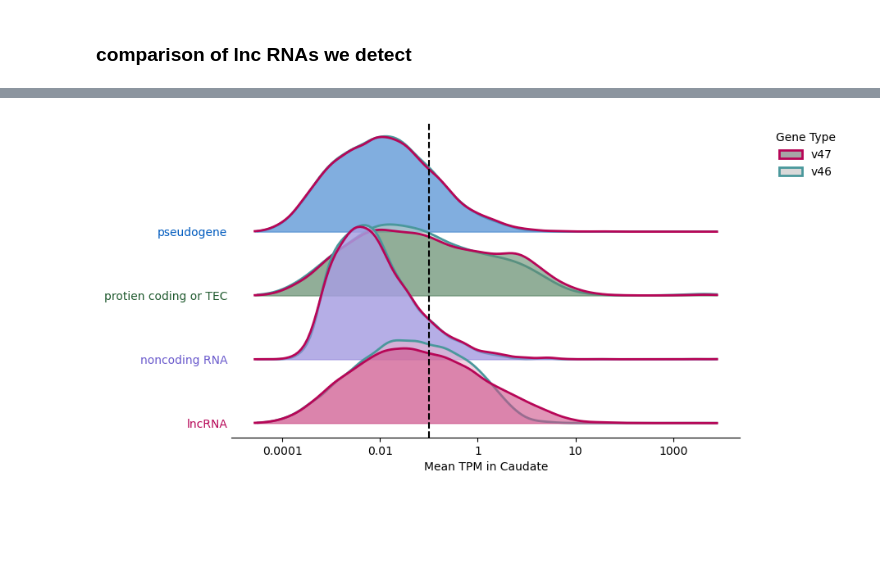
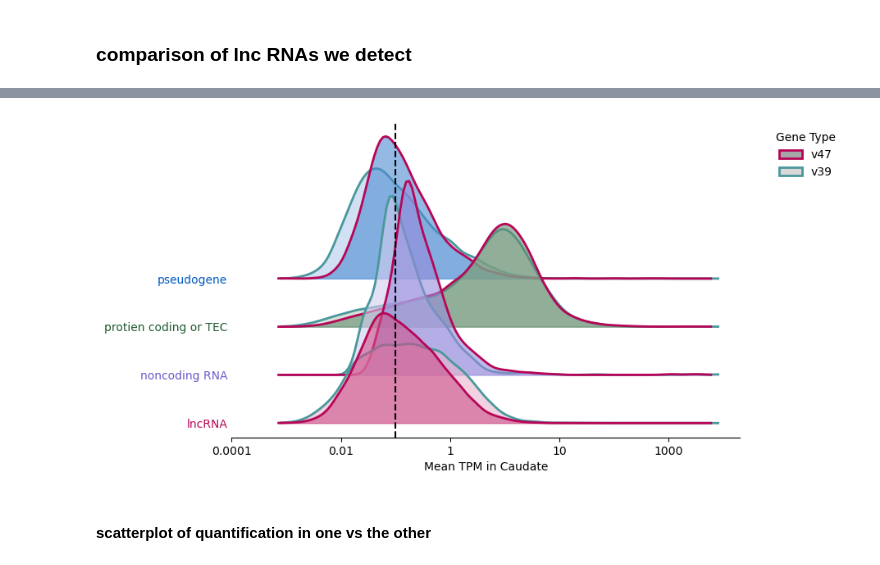
Before and after one commit to danielnachun/gtex-gencode47, a Jupyter notebook: notebooks/analyze_lncrna_quantification.ipynb, the cells around one changed output, grey strips where cells are left out. Saved outputs shown, nothing was run; the diff lists cells and outputs as text; code cells hidden in the pictures; blank space fills up the shorter version.

```diff
--- a/notebooks/analyze_lncrna_quantification.ipynb
+++ b/notebooks/analyze_lncrna_quantification.ipynb
@@ -183,8 +222,11 @@ tpm_v11 = pd.read_csv(v11_quantificaiton_path, sep='\t', skiprows=2)
 # %%
 # get mean tpm for v10
-sample_ids = tpm_v10.columns[2:]
-v10_mean_tpm = pd.DataFrame({'gene_id':tpm_v11['Name'], 'tpm':tpm_v10[sample_ids].mean(axis=1)})
-v10_mean_tpm = pd.merge(left=v10_mean_tpm, right=gencode_v46[['gene_id', 'gene_type_grouped']], on='gene_id', how='left')
+# curretly taking 3 to match the number of test samples
+#TODO update this to be full samples when analyzing caudate
+v10_sample_ids = tpm_v10.columns[2:][:3]
+
+v10_mean_tpm = pd.DataFrame({'gene_id':tpm_v10['Name'], 'tpm':tpm_v10[v10_sample_ids].mean(axis=1)})
+v10_mean_tpm = pd.merge(left=v10_mean_tpm, right=gencode_v39[['gene_id', 'gene_type_grouped']], on='gene_id', how='left')
 v10_mean_tpm['quantified'] = v10_mean_tpm['tpm']>tpm_cutoff
 # %%
 # v10 distribution
@@ -214,30 +257,22 @@ Text(0.15000000000000002, 1879.6049999999998, 'quantified')
 # %%
 # get v11 data
-v11_mean_tpm = pd.DataFrame({'gene_id':tpm_v11['Name'], 'tpm':tpm_v11[sample_ids].mean(axis=1)})
+v11_sample_ids = tpm_v11.columns[2:]
+v11_mean_tpm = pd.DataFrame({'gene_id':tpm_v11['Name'], 'tpm':tpm_v11[v11_sample_ids].mean(axis=1)})
 v11_mean_tpm = pd.merge(left=v11_mean_tpm, right=gencode_v47[['gene_id', 'gene_type_grouped']], on='gene_id', how='left')
 
-if simulate_v11_data:
-    # simulate new data
-    v11_mean_tpm = v10_mean_tpm.sample(len(v10_mean_tpm))
-    # all the old transcripts, with quanitifcation changed
-    v11_mean_tpm['tpm'] = v11_mean_tpm['tpm']*np.random.normal(loc=1, scale=.2, size=v11_mean_tpm['tpm'].shape)
-    num_new=10000
-    new_genes = gencode_v47[~gencode_v47['gene_id'].isin(gencode_v46['gene_id'])].sample(num_new, replace=True)[['gene_id', 'gene_type_grouped']]
-    new_genes['tpm'] = v10_mean_tpm['tpm'].sample(num_new, replace=True).values
-    new_genes = new_genes[~new_genes['gene_type_grouped'].isin(['artifact'])]
-    v11_mean_tpm = pd.concat([v11_mean_tpm, new_genes])
-    v11_mean_tpm['tpm'] = v11_mean_tpm['tpm'].clip(0, v11_mean_tpm['tpm'].max())
-
-
+# get a list of the new lncRNAs
+new_lncrnas = gencode_v47[gencode_v47['gene_type_grouped']=='lncRNA']['gene_id']
+new_lncrnas = new_lncrnas[~new_lncrnas.isin(gencode_v39['gene_id'])]
 # add info about new lncRNAs
-v11_mean_tpm['new_highlight_gene_type'] = np.where((~v11_mean_tpm['gene_id'].isin(gencode_v46['gene_id']))&(v11_mean_tpm['gene_type_grouped']=='lncRNA'), 'new_lncRNA', v11_mean_tpm['gene_type_grouped'])
+v11_mean_tpm['new_highlight_gene_type'] = np.where(v11_mean_tpm['gene_id'].isin(new_lncrnas), 'new_lncRNA', v11_mean_tpm['gene_type_grouped'])
 v11_mean_tpm['quantified'] = v11_mean_tpm['tpm']>tpm_cutoff
 # %%
 # v11 distribution
 fig, ax = plt.subplots(figsize=(8,5))
-sns.histplot(v11_mean_tpm, x='tpm', hue='new_highlight_gene_type', bins=50, log_scale=True, element='step', fill=True, ax=ax, palette=highlight_gene_type_pal, multiple='stack', alpha=.5)
+sns.histplot(v11_mean_tpm, x='tpm', hue='new_highlight_gene_type', bins=50, log_scale=True, element='step', fill=True, ax=ax, palette=highlight_gene_type_pal, multiple='stack', alpha=.5,
+             hue_order=list(highlight_gene_type_pal.keys()))
 
-ax.set_xlabel('Mean TPM in Caudate', fontsize=12)
+ax.set_xlabel('Mean TPM in test samples', fontsize=12)
 ax.set_ylabel('Count', fontsize=12)
 ax.spines[['top', 'right']].set_visible(False)
 ax.set_title('Gencode v47 Quantification')
@@ -352,7 +387,8 @@ def ridgeline(data, overlap=0, fill=True, use_labels=False, labels=None, n_point
     return ax
 # %%
 ridgeline_grouped_v10 = v10_mean_tpm[v10_mean_tpm['tpm']>0].groupby('gene_type_grouped').agg({'tpm':list}).reset_index()
-ridgeline_grouped_v11 = v11_mean_tpm[v11_mean_tpm['tpm']>0].groupby('gene_type_grouped').agg({'tpm':list}).reset_index()
+# TODO this iloc bit drops aritfact as a category, confirm it is still doing that if input data changes
+ridgeline_grouped_v11 = v11_mean_tpm[v11_mean_tpm['tpm']>0].groupby('gene_type_grouped').agg({'tpm':list}).reset_index().iloc[1:]
 # %%
 def alpha_blending(hex_color, alpha) :
     """ alpha blending as if on the white background.
@@ -367,25 +403,27 @@ gene_type_colors_light = [alpha_blending(gene_type_pal[gene_type], .3) for gene_
 # %%
 pretty_ylabels = [label.replace('_', ' ') for label in ridgeline_grouped_v10['gene_type_grouped'].values]
 ax = ridgeline([np.log10(tpm) for tpm in ridgeline_grouped_v10['tpm'].values], overlap=.75, fill='y', use_labels=True, labels=pretty_ylabels, colors=gene_type_colors_light, zorder=0, edgecolor='#4a989c')
 ridgeline([np.log10(tpm) for tpm in ridgeline_grouped_v11['tpm'].values], overlap=.75, fill='y', use_labels=True, labels=pretty_ylabels, colors=gene_type_colors, ax=ax, zorder=.5,  edgecolor='#b70657')
 
 ax.axvline(np.log10(tpm_cutoff), color='k', linestyle='--', zorder=10)
 ax.set_xlabel('Mean TPM in Caudate')
 
 ax.set_xticks([-4, -2, 0, 2, 4], labels=['0.0001', '0.01', '1', '10', '1000'])
 
 
 # add a legend
 handles = [plt.Rectangle((0, 0), 1, 1, facecolor=fc, edgecolor=ec, linewidth=2) for fc, ec in zip([alpha_blending('grey', .7), alpha_blending('grey', .3)], ['#b70657', '#4a989c'])]
-labels = ['v47', 'v46']
+labels = ['v47', 'v39']
 plt.legend(handles, labels, bbox_to_anchor=(1.05, 1), loc='upper left', title='Gene Type')
 leg = plt.gca().get_legend()
 leg.set_frame_on(False)
 
 # make colors darker
 for tick, color in zip(ax.yaxis.get_major_ticks(), [gene_type_pal[gene_type] for gene_type in ridgeline_grouped_v10['gene_type_grouped'].values]):
     tick.label1.set_color(color)
 
 plt.show()
 # %% [output]
-[figure, old version]
+[figure, new version]
+# %% [markdown]
+#### scatterplot of quantification in one vs the other
```
Also changed, not shown: parts of 18 cells of this notebook.
